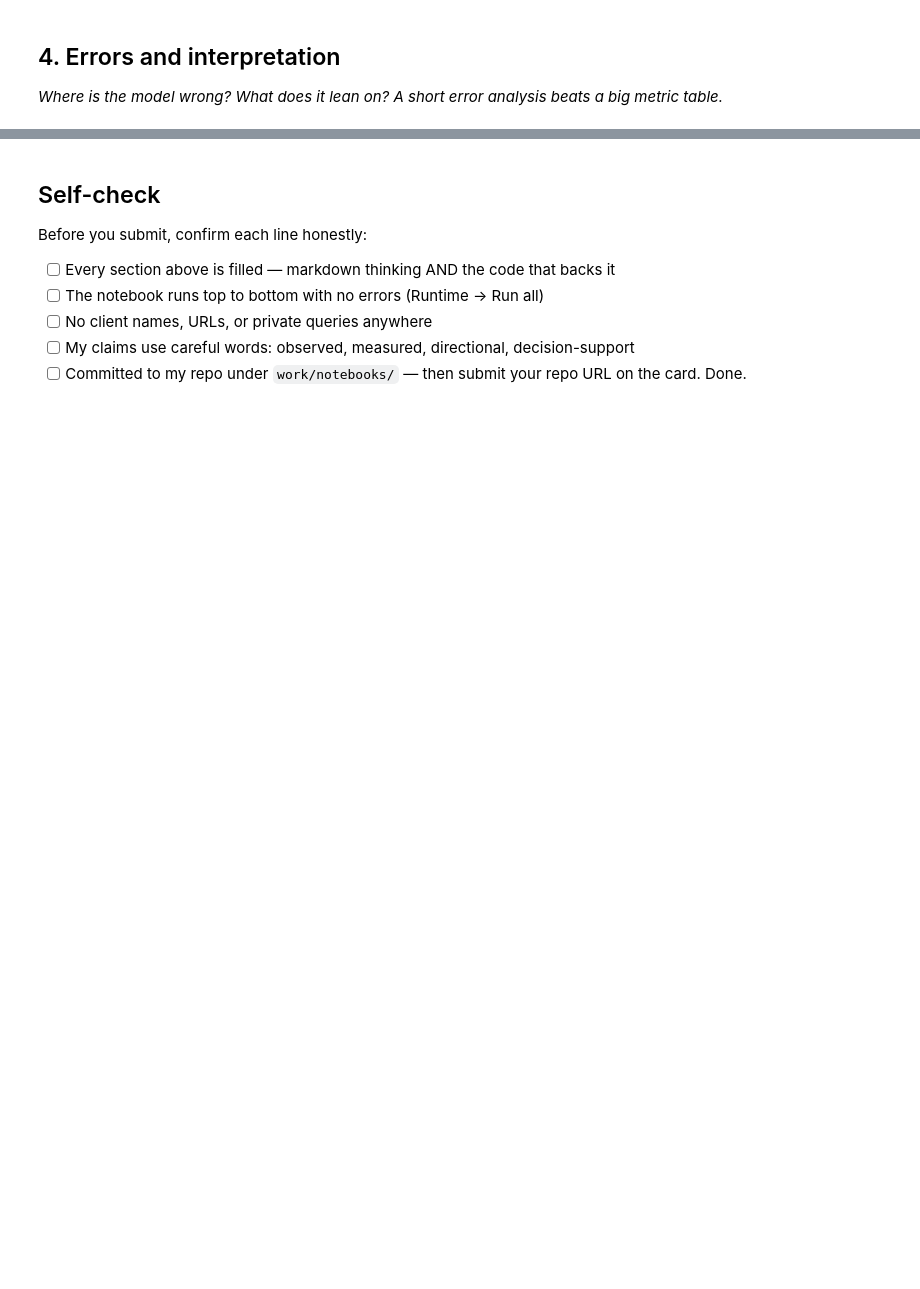
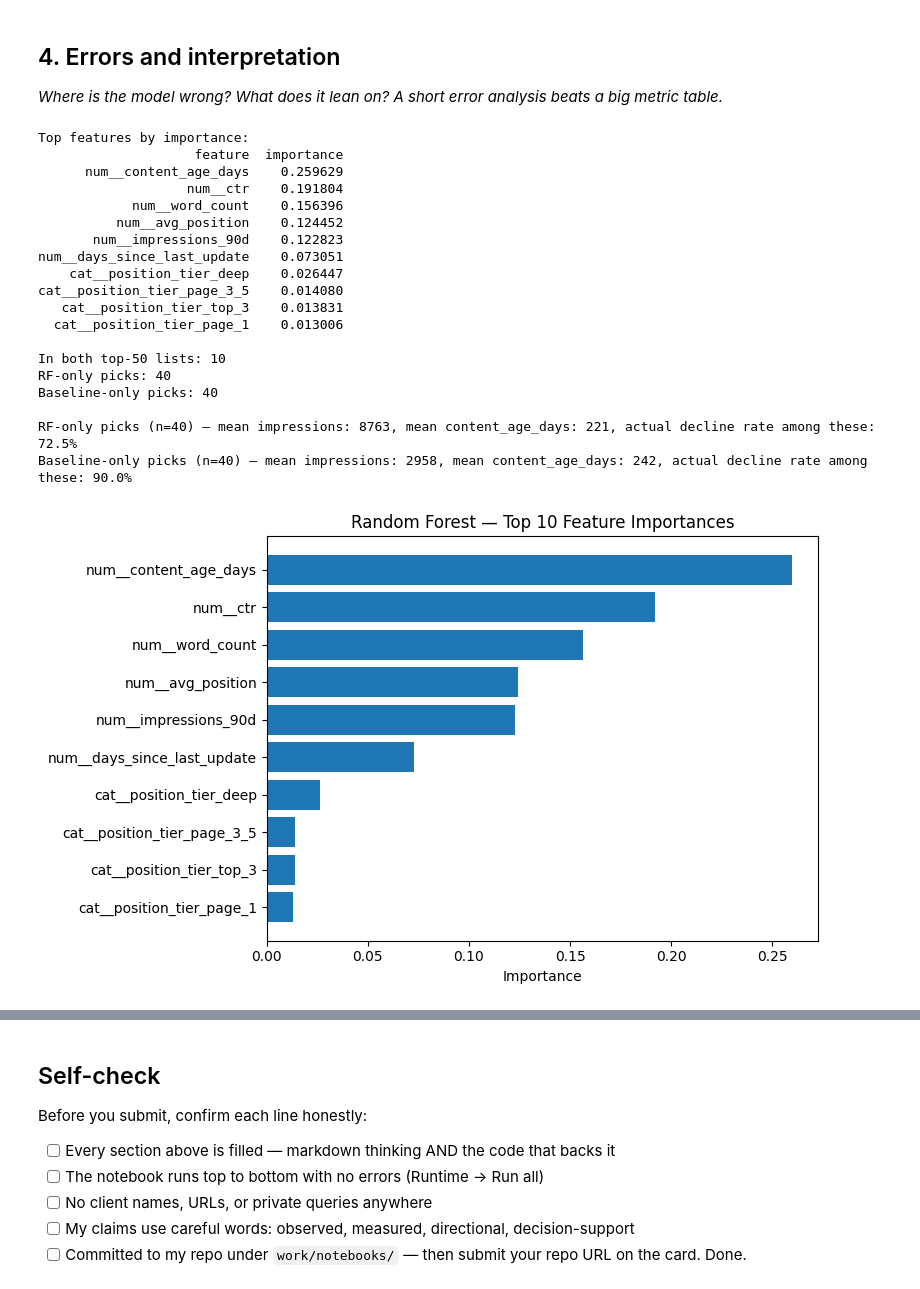
Before and after one commit to MaryumAkram16/flyrank-ml-internship, a Jupyter notebook: work/notebooks/w05_model.ipynb, the cells around one changed output, grey strips where cells are left out. Drawn from its saved outputs; the diff is of its cells as text; code cells hidden in the pictures; blank space fills up the shorter version.

```diff
--- a/work/notebooks/w05_model.ipynb
+++ b/work/notebooks/w05_model.ipynb
@@ -22,0 +46,14 @@ This skeleton is yours to fill. Work the sections **in order** — each one has
+# %%
+from sklearn.model_selection import GroupShuffleSplit
+
+groups = df["client_id"]
+gss = GroupShuffleSplit(n_splits=1, test_size=0.2, random_state=42)
+train_idx, test_idx = next(gss.split(df, groups=groups))
+
+train_df = df.iloc[train_idx].copy()
+test_df = df.iloc[test_idx].copy()
+
+overlap = set(train_df["client_id"]) & set(test_df["client_id"])
+print(f"Train rows: {len(train_df)}  |  Test rows: {len(test_df)}")
+print(f"Train clients: {train_df['client_id'].nunique()}  |  Test clients: {test_df['client_id'].nunique()}")
+print(f"Client overlap between train and test: {len(overlap)} (should be 0)")
@@ -36,0 +154,62 @@ This skeleton is yours to fill. Work the sections **in order** — each one has
+# %%
+import matplotlib.pyplot as plt
+
+# Feature importances from the Random Forest
+feature_names = rf_pipe.named_steps["prep"].get_feature_names_out()
+importances = rf_pipe.named_steps["clf"].feature_importances_
+imp_df = pd.DataFrame({"feature": feature_names, "importance": importances}).sort_values("importance", ascending=False)
+print("Top features by importance:")
+print(imp_df.head(10).to_string(index=False))
+
+# Error analysis: where do model and baseline disagree?
+test_df["rf_score"] = rf_scores
+test_df["rf_top50"] = test_df["rf_score"].rank(ascending=False) <= 50
+test_df["baseline_top50"] = test_df["baseline_action_score"].rank(ascending=False) <= 50
+
+both = (test_df["rf_top50"] & test_df["baseline_top50"]).sum()
+rf_only = (test_df["rf_top50"] & ~test_df["baseline_top50"]).sum()
+baseline_only = (~test_df["rf_top50"] & test_df["baseline_top50"]).sum()
+print(f"\nIn both top-50 lists: {both}")
+print(f"RF-only picks: {rf_only}")
+print(f"Baseline-only picks: {baseline_only}")
+
+# What do RF-only picks look like, that the baseline missed?
+rf_only_rows = test_df[test_df["rf_top50"] & ~test_df["baseline_top50"]]
+baseline_only_rows = test_df[~test_df["rf_top50"] & test_df["baseline_top50"]]
+
+print(f"\nRF-only picks (n={len(rf_only_rows)}) — mean impressions: {rf_only_rows['impressions_90d'].mean():.0f}, "
+      f"mean content_age_days: {rf_only_rows['content_age_days'].mean():.0f}, "
+      f"actual decline rate among these: {rf_only_rows['is_declining'].mean():.1%}")
+
+print(f"Baseline-only picks (n={len(baseline_only_rows)}) — mean impressions: {baseline_only_rows['impressions_90d'].mean():.0f}, "
+      f"mean content_age_days: {baseline_only_rows['content_age_days'].mean():.0f}, "
+      f"actual decline rate among these: {baseline_only_rows['is_declining'].mean():.1%}")
+
+# Quick visual: feature importance bar chart
+plt.figure(figsize=(8, 5))
+plt.barh(imp_df.head(10)["feature"][::-1], imp_df.head(10)["importance"][::-1])
+plt.xlabel("Importance")
+plt.title("Random Forest — Top 10 Feature Importances")
+plt.tight_layout()
+plt.show()
+# %% [output]
+Top features by importance:
+                    feature  importance
+      num__content_age_days    0.259629
+                   num__ctr    0.191804
+            num__word_count    0.156396
+          num__avg_position    0.124452
+       num__impressions_90d    0.122823
+num__days_since_last_update    0.073051
+    cat__position_tier_deep    0.026447
+cat__position_tier_page_3_5    0.014080
+   cat__position_tier_top_3    0.013831
+  cat__position_tier_page_1    0.013006
+
+In both top-50 lists: 10
+RF-only picks: 40
+Baseline-only picks: 40
+
+RF-only picks (n=40) — mean impressions: 8763, mean content_age_days: 221, actual decline rate among these: 72.5%
+Baseline-only picks (n=40) — mean impressions: 2958, mean content_age_days: 242, actual decline rate among these: 90.0%
+[figure, added]
```
Also changed, not shown: parts of 11 cells of this notebook.
